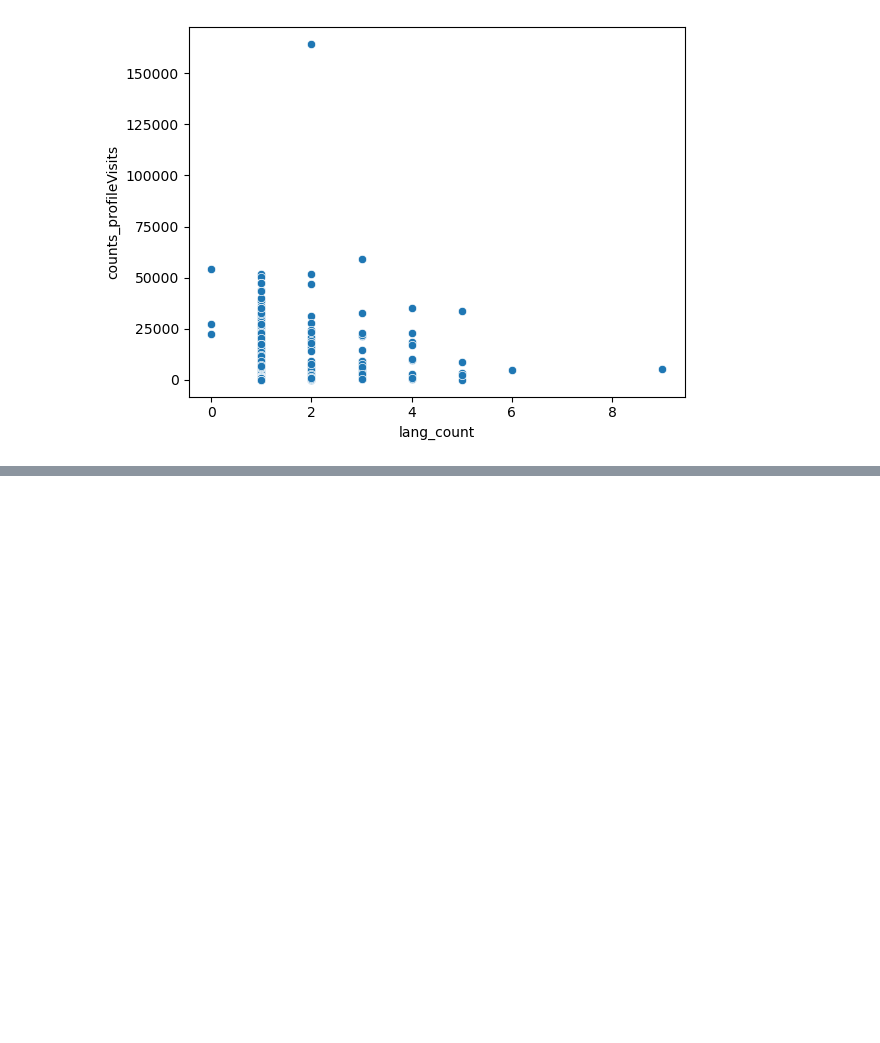
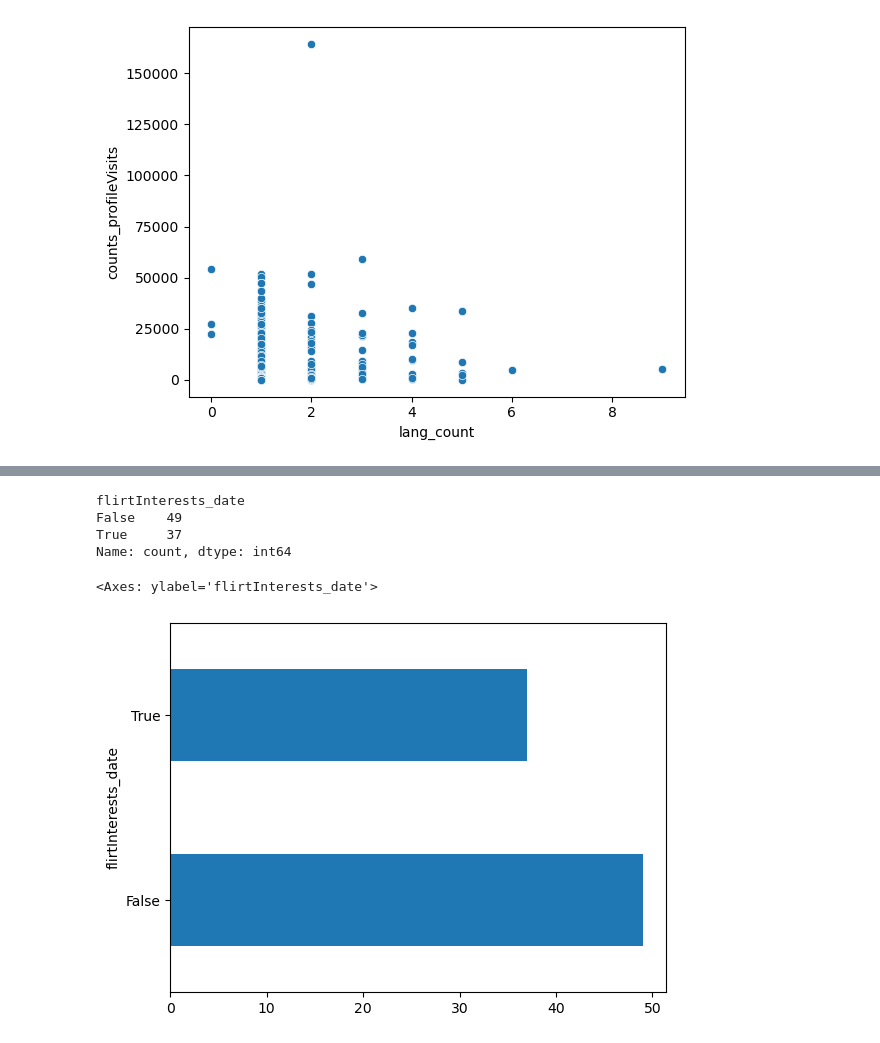
Before and after one commit to kai2233/cohort-a-socio, a Jupyter notebook: notebooks/kaifeng.ipynb, the cells around one changed output, grey strips where cells are left out. Cells and saved outputs as stored; diff of their text form; code cells hidden in the pictures; blank space fills up the shorter version.

```diff
--- a/notebooks/kaifeng.ipynb
+++ b/notebooks/kaifeng.ipynb
@@ -126,0 +127,10 @@ sfksamkfmaskmfas
+# %%
+print(multi_langs_users["flirtInterests_date"].value_counts())
+multi_langs_users["flirtInterests_date"].value_counts().plot.barh()
+# %% [output]
+flirtInterests_date
+False    49
+True     37
+Name: count, dtype: int64
+<Axes: ylabel='flirtInterests_date'>
+[figure, added]
```
Also changed, not shown: parts of 5 cells of this notebook.
